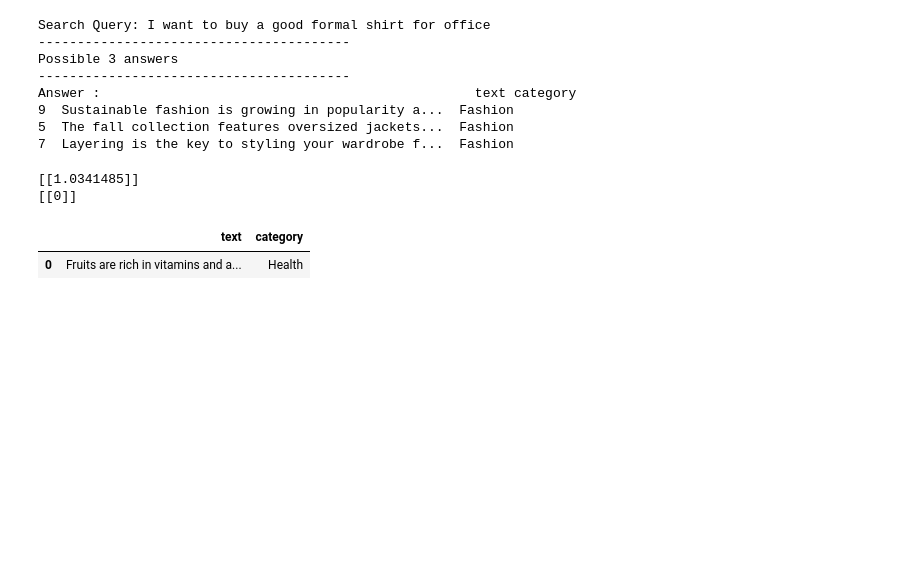
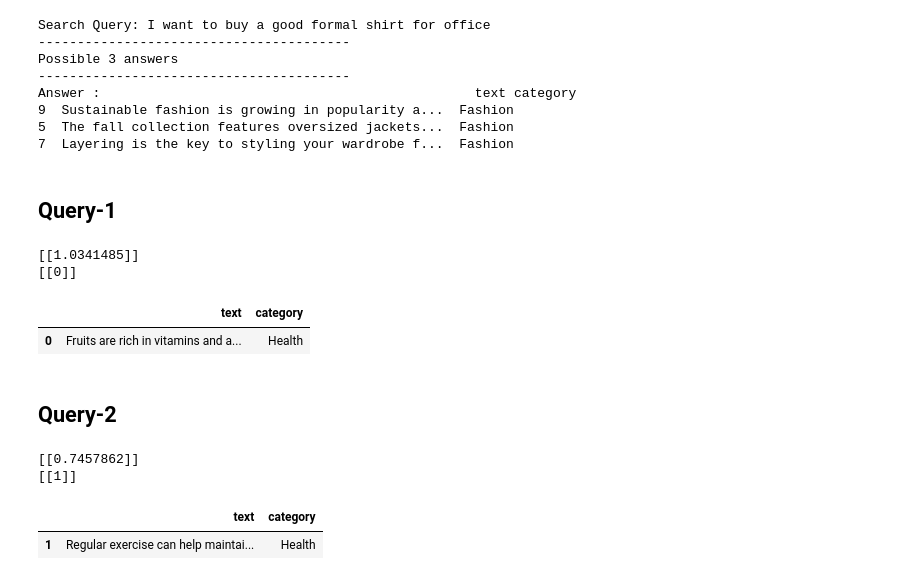
Before and after one commit to prabhakar2020/FAISS_Example, a Jupyter notebook: FAISS_Example1.ipynb, the cells around one changed output. Cells and saved outputs as stored; diff of their text form; code cells hidden in the pictures; blank space fills up the shorter version.

```diff
--- a/FAISS_Example1.ipynb
+++ b/FAISS_Example1.ipynb
@@ -162,0 +150,3 @@ dim
+# %%
+dim = vectors.shape[1]
+dim
@@ -266,13 +260,27 @@ def get_index_search(svec, k = 2):
     print (distance)
     print (I)
     return distance, I
-
-search_query = "An apple a day keeps the doctor away"
-svec = get_svec(search_query)
-distance, I = get_index_search(svec, k=1)
-df.loc[I[0]]
-# %% [output]
-[[1.0341485]]
-[[0]]
-|  | text | category |
-| 0 | Fruits are rich in vitamins and a... | Health |
+# %% [markdown]
+## Query-1
+# %%
+search_query = "An apple a day keeps the doctor away"
+svec = get_svec(search_query)
+distance, I = get_index_search(svec, k=1)
+df.loc[I[0]]
+# %% [output]
+[[1.0341485]]
+[[0]]
+|  | text | category |
+| 0 | Fruits are rich in vitamins and a... | Health |
+# %% [markdown]
+## Query-2
+# %%
+search_query = "How can physical activity help boost your energy levels?"
+svec = get_svec(search_query)
+distance, I = get_index_search(svec, k=1)
+df.loc[I[0]]
+# %% [output]
+[[0.7457862]]
+[[1]]
+|  | text | category |
+| 1 | Regular exercise can help maintai... | Health |
```
Also changed, not shown: parts of 14 cells of this notebook.
